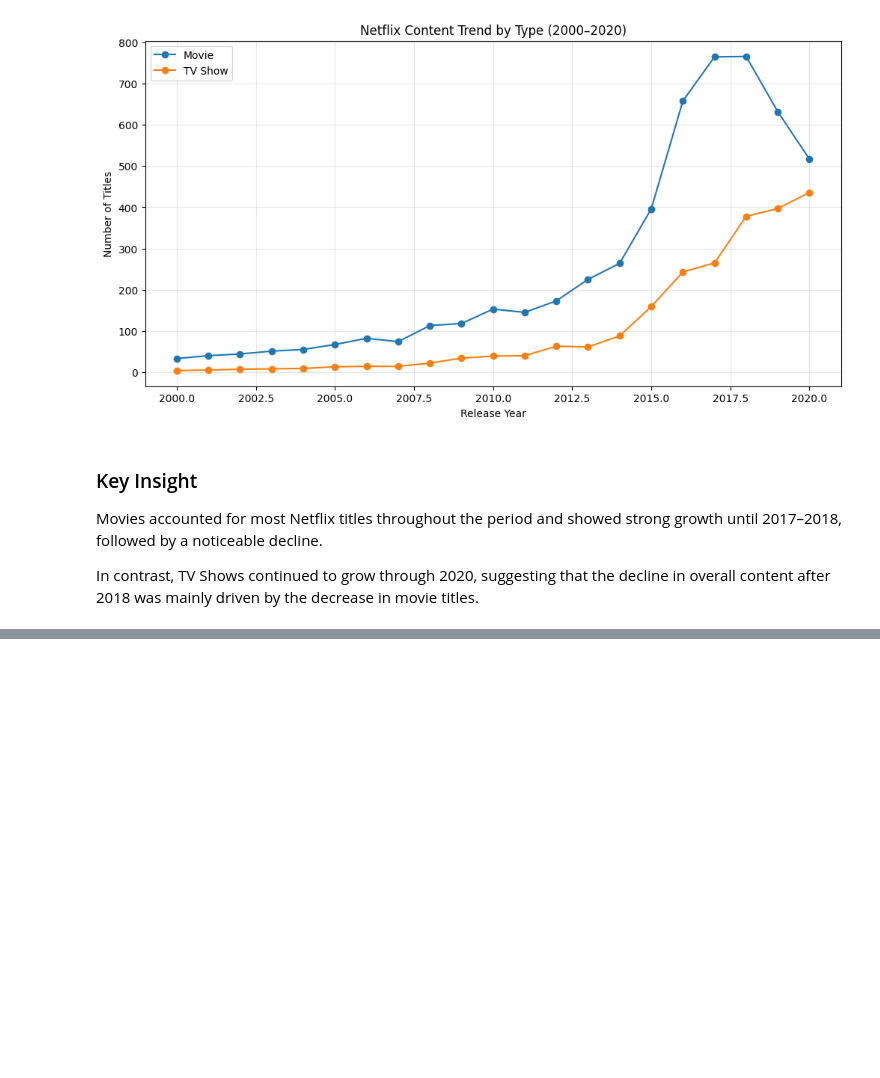
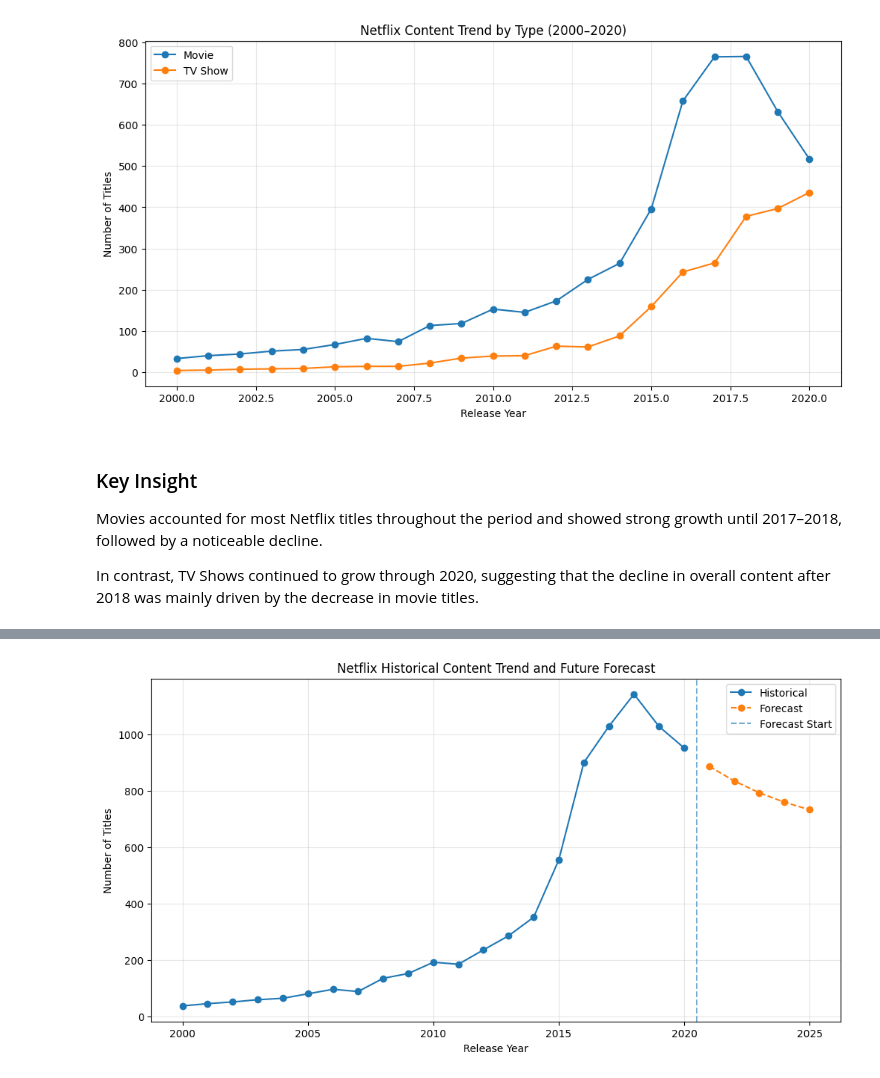
Before and after one commit to ahmedmamdouh111/Netflix-data-science-internship, a Jupyter notebook: Netflix_Data_Science_Internship.ipynb, the cells around one changed output, grey strips where cells are left out. Cells and saved outputs as stored; diff of their text form; code cells hidden in the pictures; blank space fills up the shorter version.

```diff
--- a/Netflix_Data_Science_Internship.ipynb
+++ b/Netflix_Data_Science_Internship.ipynb
@@ -1316,0 +1528,5 @@ In contrast, TV Shows continued to grow through 2020, suggesting that the declin
+# %%
+final_model = Holt(model_data['content_count'].to_numpy(),damped_trend=True,initialization_method='estimated').fit()
+# %%
+future_predictions = final_model.forecast(5)
+future_predictions
@@ -1316,0 +1536,6 @@ In contrast, TV Shows continued to grow through 2020, suggesting that the declin
+# %%
+future_years = np.arange(2021, 2026)
+future_forecast = pd.DataFrame({
+    'release_year': future_years,
+    'forecasted_content': future_predictions})
+future_forecast
@@ -1316,0 +1549,30 @@ In contrast, TV Shows continued to grow through 2020, suggesting that the declin
+# %%
+plt.figure(figsize=(12, 6))
+plt.plot(
+    model_data['release_year'],
+    model_data['content_count'],
+    marker='o',
+    label='Historical'
+)
+
+plt.plot(
+    future_forecast['release_year'],
+    future_forecast['forecasted_content'],
+    marker='o',
+    linestyle='--',
+    label='Forecast'
+)
+
+plt.title('Netflix Historical Content Trend and Future Forecast')
+plt.xlabel('Release Year')
+plt.ylabel('Number of Titles')
+plt.axvline(
+x=2020.5,
+linestyle='--',
+alpha=0.6,
+label='Forecast Start')
+plt.legend()
+plt.grid(alpha=0.3)
+plt.show()
+# %% [output]
+[figure, added]
```
Also changed, not shown: parts of 28 cells of this notebook.
